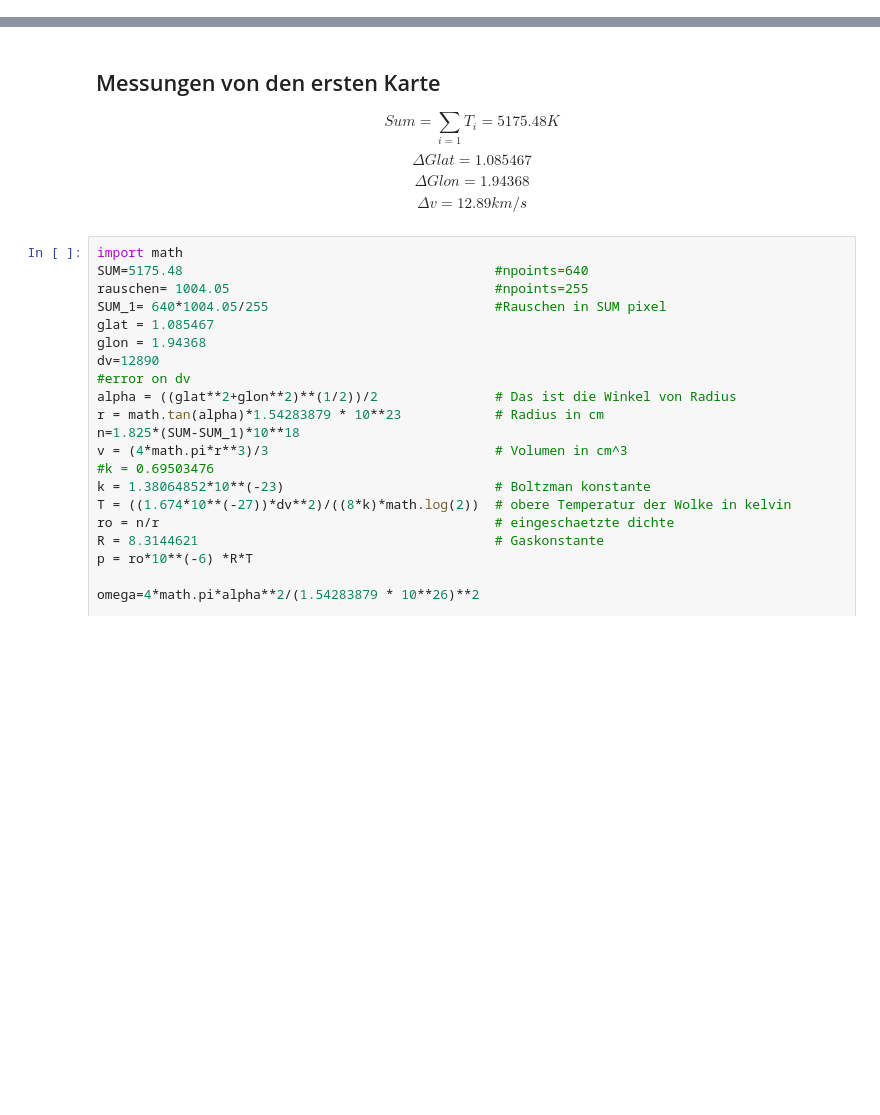
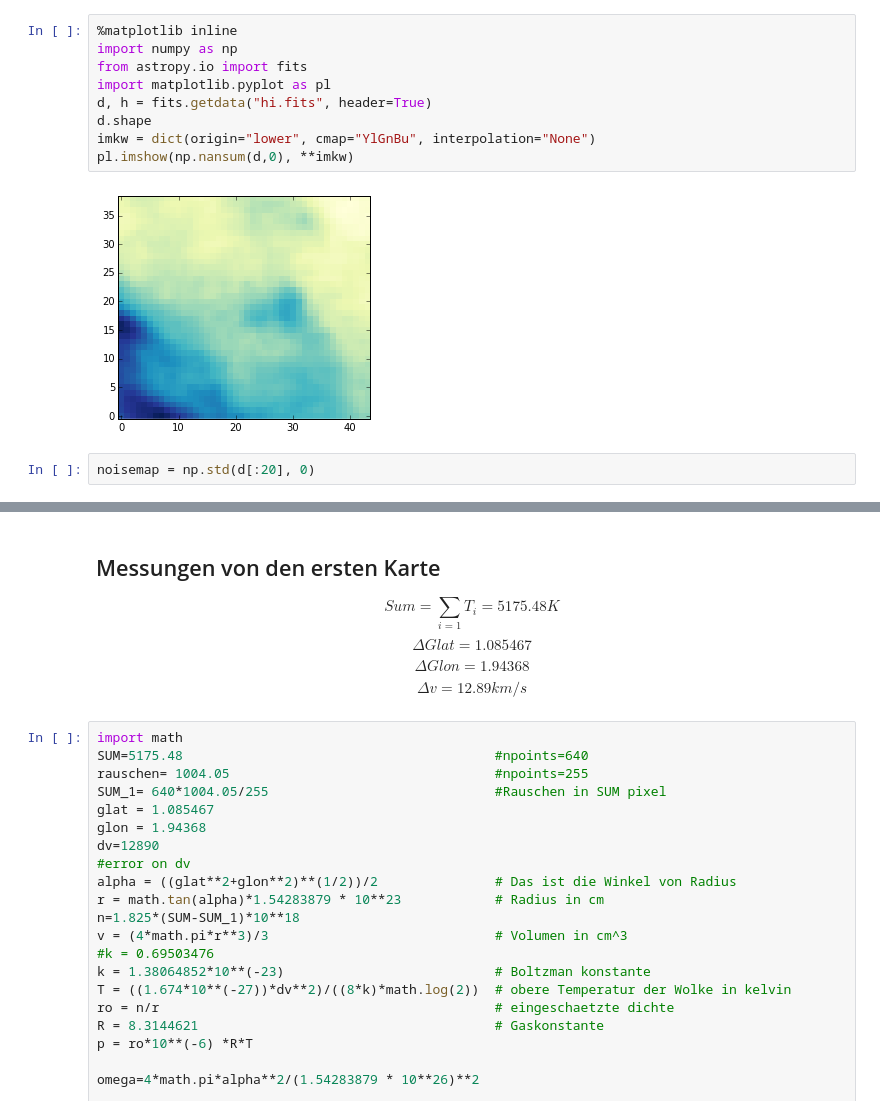
Before and after one commit to alibabaei1/Radio, a Jupyter notebook: Untitled.ipynb, the cells around one changed output, grey strips where cells are left out. Saved outputs shown, nothing was run; the diff lists cells and outputs as text; blank space fills up the shorter version.

```diff
--- a/Untitled.ipynb
+++ b/Untitled.ipynb
@@ -39,0 +52,13 @@ $$T_{kin} \leq \frac{m_{H}\Delta v^2}{8k_{B}ln(2)}$$
+# %%
+%matplotlib inline
+import numpy as np
+from astropy.io import fits
+import matplotlib.pyplot as pl
+d, h = fits.getdata("hi.fits", header=True)
+d.shape
+imkw = dict(origin="lower", cmap="YlGnBu", interpolation="None")
+pl.imshow(np.nansum(d,0), **imkw)
+# %% [output]
+[figure, added]
+# %%
+noisemap = np.std(d[:20], 0)
```
Also changed, not shown: parts of 5 cells of this notebook.
